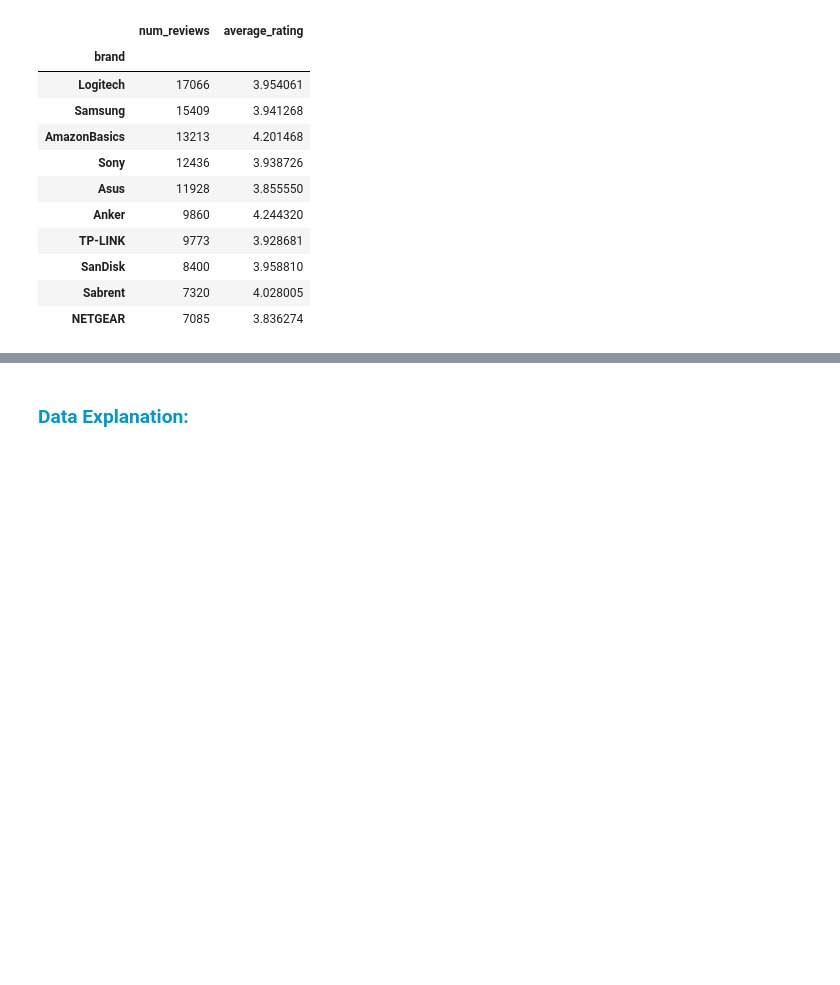
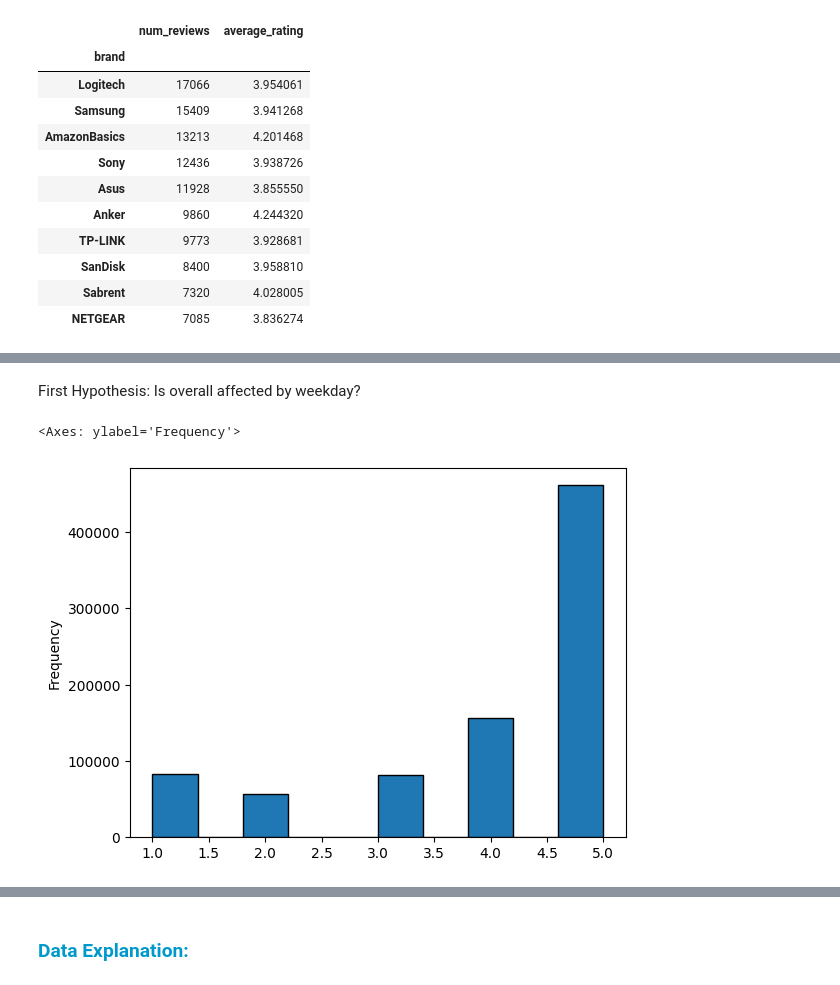
Before and after one commit to ArianAghamohseni/Sentiment_Analysis, a Jupyter notebook: Part2_Arvin_Changes.ipynb, the cells around one changed output, grey strips where cells are left out. Drawn from its saved outputs; the diff is of its cells as text; code cells hidden in the pictures; blank space fills up the shorter version.

```diff
--- a/Part2_Arvin_Changes.ipynb
+++ b/Part2_Arvin_Changes.ipynb
@@ -493,0 +547,7 @@ top_10_brands
+# %% [markdown]
+First Hypothesis: Is overall affected by weekday?
+# %%
+train['overall'].plot(kind='hist', edgecolor='black')
+# %% [output]
+<Axes: ylabel='Frequency'>
+[figure, added]
```
Also changed, not shown: parts of 29 cells of this notebook.
